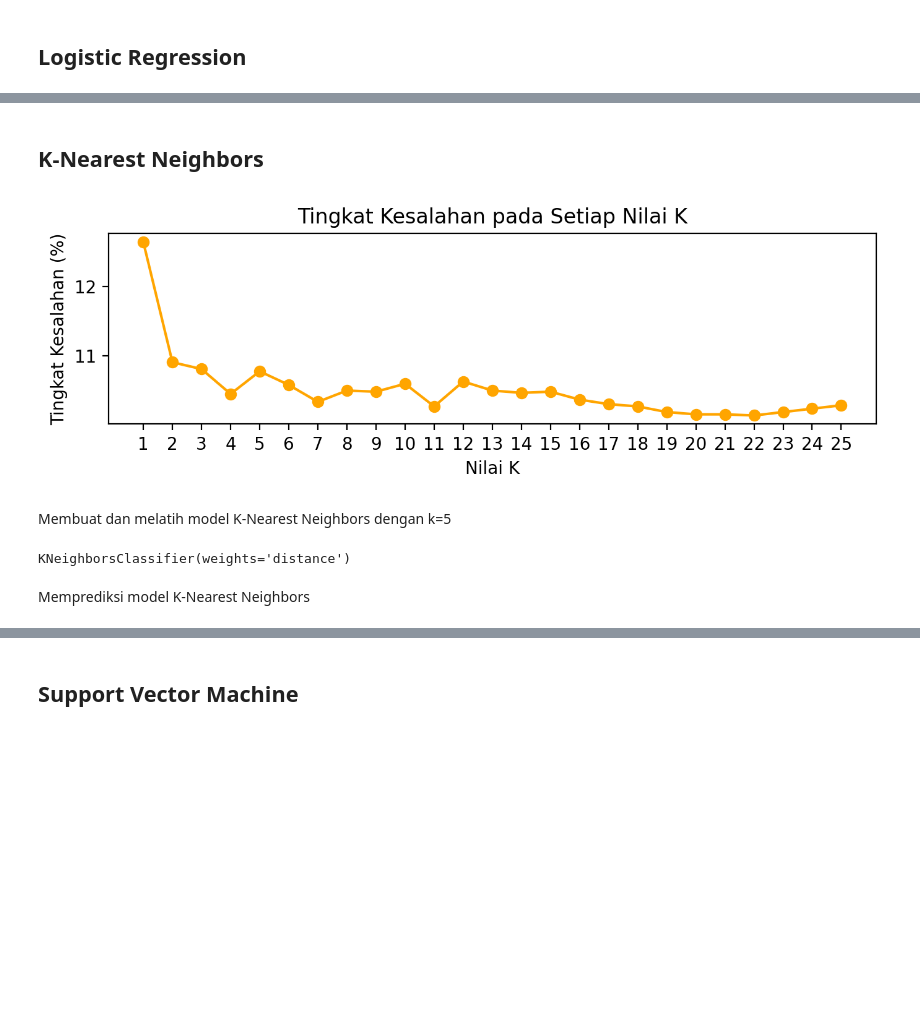
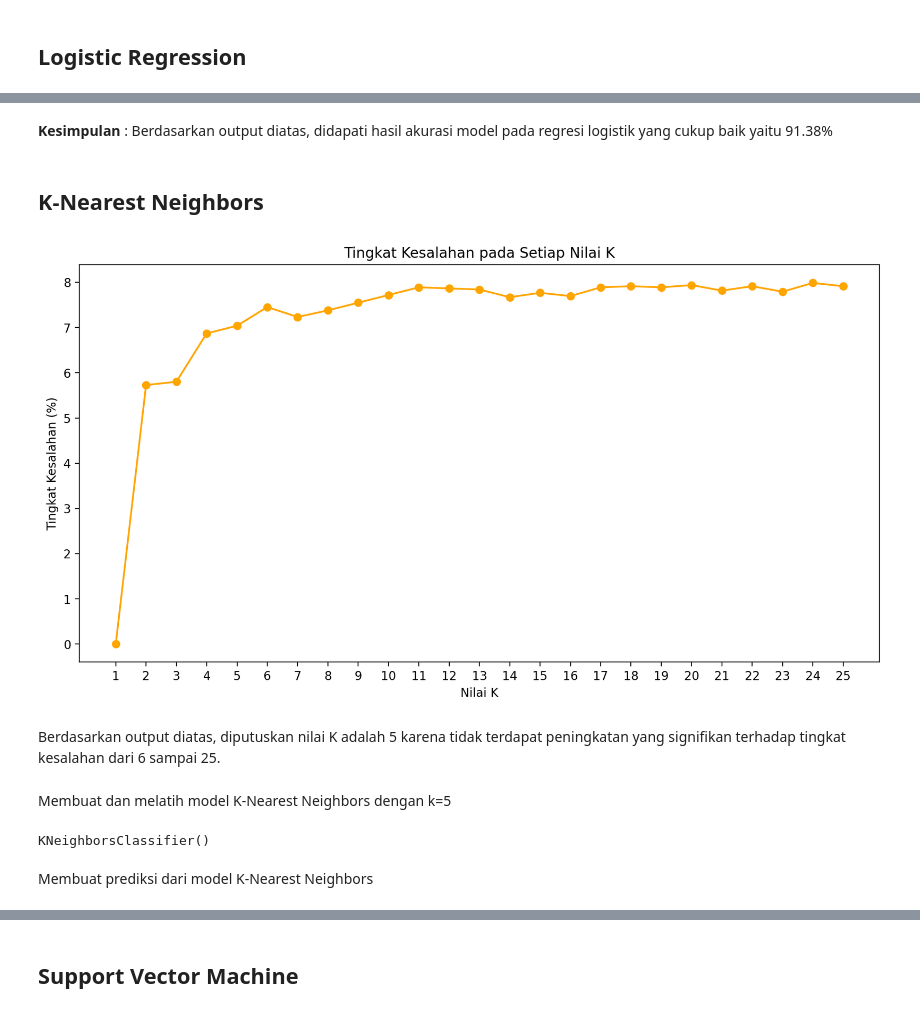
Before and after one commit to andrenads/H8_02_Batch5, a Jupyter notebook: PYTN_Assgn_3_5_Andrena/PYTN_Assgn_3_5_Andrena.ipynb, the cells around one changed output, grey strips where cells are left out. Saved outputs shown, nothing was run; the diff lists cells and outputs as text; code cells hidden in the pictures; blank space fills up the shorter version.

```diff
--- a/PYTN_Assgn_3_5_Andrena/PYTN_Assgn_3_5_Andrena.ipynb
+++ b/PYTN_Assgn_3_5_Andrena/PYTN_Assgn_3_5_Andrena.ipynb
@@ -247,0 +258,12 @@ scaled_X_test = standard.transform(X_test)
+# %%
+le = LabelEncoder()
+
+# Mengubah data categorical menjadi numerical
+for col in categorical:
+    df[col] = le.fit_transform(df[col])
+    df_testing[col] = le.transform(df_testing[col])
+
+# Mengubah data boolean menjadi numerical
+for col in boolean:
+    df[col] = le.fit_transform(df[col])
+    df_testing[col] = le.transform(df_testing[col])
@@ -248,3 +272,19 @@ scaled_X_test = standard.transform(X_test)
+# %%
+# Menentukan x_train
+x_array = df[features].to_numpy()
+x_train = x_array
+
+# Menetukan y_train
+y_array = df['y'].astype('int').to_numpy()
+y_train = y_array
+# %%
+# Menentukan x_test
+x_array2 = df_testing[features].to_numpy()
+x_test = x_array2
+
+# Menentukan y_test
+y_array2 = df_testing['y'].astype('int').to_numpy()
+y_test = y_array2
 # %% [markdown]
 ## **Logistic Regression**
 # %% [markdown]
@@ -252,4 +292,4 @@ Membuat model regresi logistik
 # %%
-reglog_model = LogisticRegression(class_weight="balanced", random_state=8)
-reglog_model.fit(scaled_X_train,y_train)
+reglog_model = LogisticRegression(solver='liblinear', C=0.05, multi_class='ovr', random_state=1)
+reglog_model.fit(x_train,y_train)
 # %% [output]
@@ -299,29 +325,33 @@ pd.DataFrame(
+# %% [markdown]
+**Kesimpulan** : Berdasarkan output diatas, didapati hasil akurasi model pada regresi logistik yang cukup baik yaitu 91.38%
 # %% [markdown]
 ## **K-Nearest Neighbors**
 # %%
 errors = []
 for i in range(1,26):
-    temp_model = KNeighborsClassifier(n_neighbors=i)
-    temp_model.fit(scaled_X_train,y_train)
-    temp_pred = temp_model.predict(scaled_X_test)
-    error = 100 - (accuracy_score(y_test,temp_pred)*100)
+    knn_model = KNeighborsClassifier(n_neighbors=i)
+    knn_model.fit(x_train,y_train)
+    knn_pred = knn_model.predict(x_test)
+    error = 100 - (accuracy_score(y_test,knn_pred)*100)
     errors.append(error)
 
-plt.figure(figsize=(8,2),dpi=200)
+plt.figure(figsize=(12,6),dpi=200)
 plt.plot(range(1,26),errors,color="orange",marker="o")
 plt.title("Tingkat Kesalahan pada Setiap Nilai K")
 plt.xlabel("Nilai K")
 plt.xticks(range(1,26))
 plt.ylabel("Tingkat Kesalahan (%)")
 plt.show()
 # %% [output]
-[figure, old version]
+[figure, new version]
+# %% [markdown]
+Berdasarkan output diatas, diputuskan nilai K adalah 5 karena tidak terdapat peningkatan yang signifikan terhadap tingkat kesalahan dari 6 sampai 25.
 # %% [markdown]
 Membuat dan melatih model K-Nearest Neighbors dengan k=5
 # %%
-knearest_model = KNeighborsClassifier(n_neighbors=5,weights="distance")
-knearest_model.fit(scaled_X_train,y_train)
+knn_model2 = KNeighborsClassifier(n_neighbors=5)
+knn_model2.fit(x_train,y_train)
 # %% [output]
-KNeighborsClassifier(weights='distance')
+KNeighborsClassifier()
 # %% [markdown]
-Memprediksi model K-Nearest Neighbors
+Membuat prediksi dari model K-Nearest Neighbors
```
Also changed, not shown: parts of 132 cells of this notebook, 4 other files.
